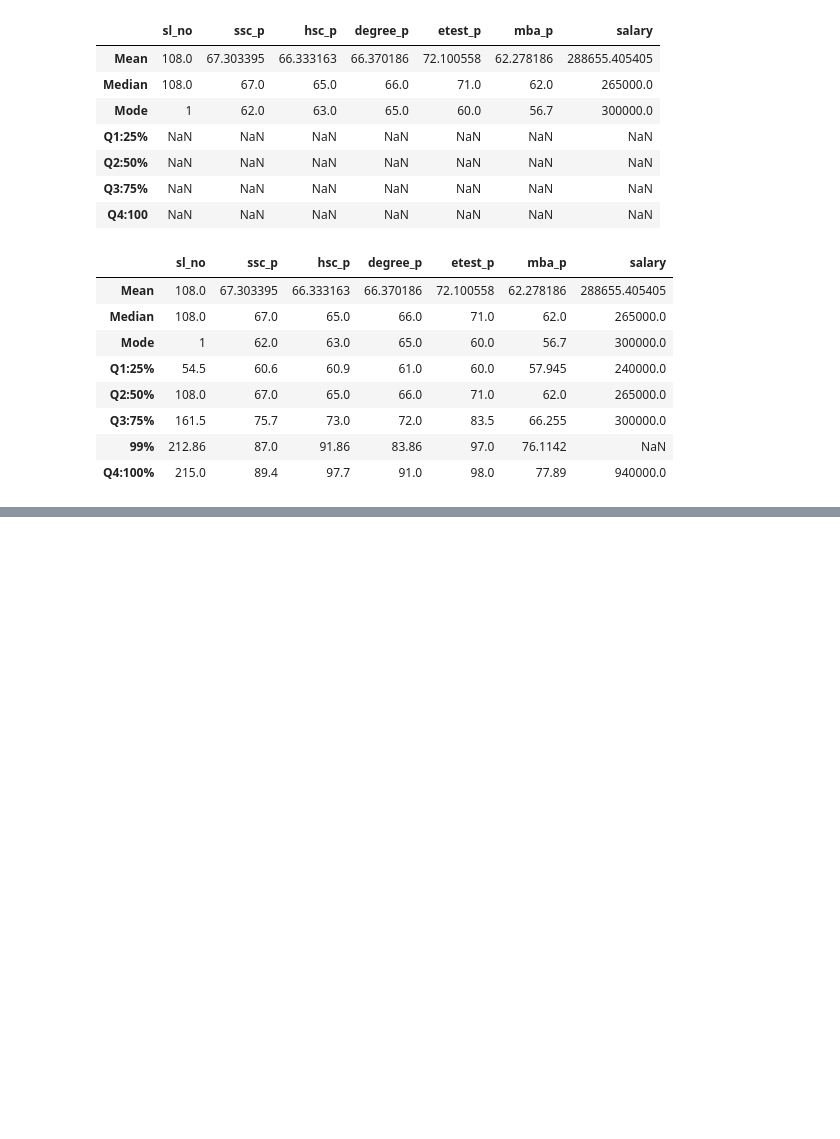
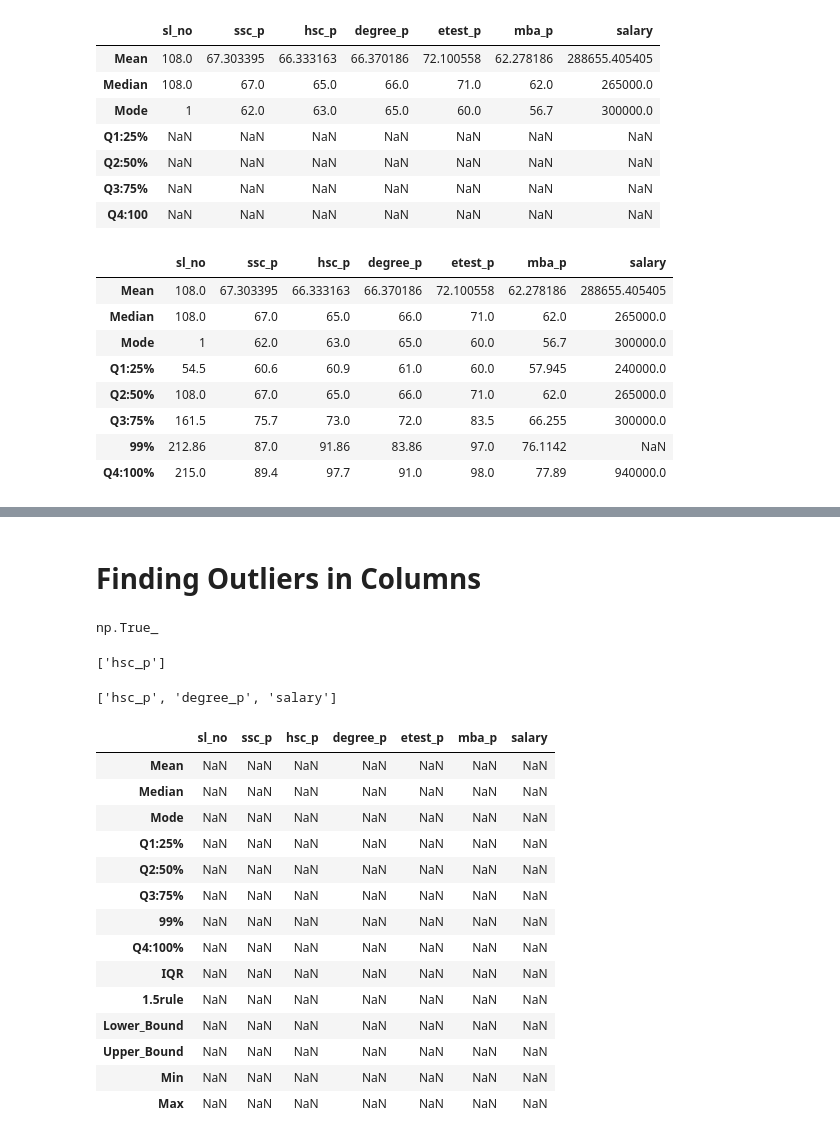
Before and after one commit to InfantArchana/Data-Science-Univariate, a Jupyter notebook: Univariate Analysis/3.Measure of Location of data/Percentile.ipynb, the cells around one changed output, grey strips where cells are left out. Cells and saved outputs as stored; diff of their text form; code cells hidden in the pictures; blank space fills up the shorter version.

```diff
--- a/Univariate Analysis/3.Percentile/Percentile.ipynb
+++ b/Univariate Analysis/3.Measure of Location of data/Percentile.ipynb
@@ -384,0 +428,6 @@ descriptive
+# %% [markdown]
+# Finding Outliers in Columns
+# %%
+descriptive["hsc_p"]["Min"] < descriptive["hsc_p"]["Lower_Bound"]
+# %% [output]
+np.True_
@@ -384,0 +443,8 @@ descriptive
+# %%
+lesser
+# %% [output]
+['hsc_p']
+# %%
+greater
+# %% [output]
+['hsc_p', 'degree_p', 'salary']
@@ -384,0 +456,36 @@ descriptive
+# %%
+NoOutlierDescriptive = pd.DataFrame(index=["Mean", "Median", "Mode", "Q1:25%", "Q2:50%", "Q3:75%", "99%", "Q4:100%",
+                                  "IQR", "1.5rule", "Lower_Bound", "Upper_Bound", "Min", "Max"], columns=Quan)
+for ColumnName in Quan:
+    descriptive[ColumnName]["Mean"] = dataset[ColumnName].mean()
+    descriptive[ColumnName]["Median"] = dataset[ColumnName].median()
+    descriptive[ColumnName]["Mode"] = dataset[ColumnName].mode()[0]
+    descriptive[ColumnName]["Q1:25%"] = dataset.describe()[ColumnName]["25%"]
+    descriptive[ColumnName]["Q2:50%"] = dataset.describe()[ColumnName]["50%"]
+    descriptive[ColumnName]["Q3:75%"] = dataset.describe()[ColumnName]["75%"]
+    descriptive[ColumnName]["99%"] = float(np.percentile(dataset[ColumnName],[99]))
+    descriptive[ColumnName]["Q4:100%"] = dataset.describe()[ColumnName]["max"]
+    descriptive[ColumnName]["IQR"] = descriptive[ColumnName]["Q3:75%"] -  descriptive[ColumnName]["Q1:25%"]
+    descriptive[ColumnName]["1.5rule"] = 1.5 * descriptive[ColumnName]["IQR"]
+    descriptive[ColumnName]["Lower_Bound"] = descriptive[ColumnName]["Q1:25%"] - descriptive[ColumnName]["1.5rule"]
+    descriptive[ColumnName]["Upper_Bound"] = descriptive[ColumnName]["Q3:75%"] + descriptive[ColumnName]["1.5rule"]
+    descriptive[ColumnName]["Min"] = dataset[ColumnName].min()
+    descriptive[ColumnName]["Max"] = dataset[ColumnName].max()
+# %%
+NoOutlierDescriptive
+# %% [output]
+|  | sl_no | ssc_p | hsc_p | degree_p | etest_p | mba_p | salary |
+| Mean | NaN | NaN | NaN | NaN | NaN | NaN | NaN |
+| Median | NaN | NaN | NaN | NaN | NaN | NaN | NaN |
+| Mode | NaN | NaN | NaN | NaN | NaN | NaN | NaN |
+| Q1:25% | NaN | NaN | NaN | NaN | NaN | NaN | NaN |
+| Q2:50% | NaN | NaN | NaN | NaN | NaN | NaN | NaN |
+| Q3:75% | NaN | NaN | NaN | NaN | NaN | NaN | NaN |
+| 99% | NaN | NaN | NaN | NaN | NaN | NaN | NaN |
+| Q4:100% | NaN | NaN | NaN | NaN | NaN | NaN | NaN |
+| IQR | NaN | NaN | NaN | NaN | NaN | NaN | NaN |
+| 1.5rule | NaN | NaN | NaN | NaN | NaN | NaN | NaN |
+| Lower_Bound | NaN | NaN | NaN | NaN | NaN | NaN | NaN |
+| Upper_Bound | NaN | NaN | NaN | NaN | NaN | NaN | NaN |
+| Min | NaN | NaN | NaN | NaN | NaN | NaN | NaN |
+| Max | NaN | NaN | NaN | NaN | NaN | NaN | NaN |
```
Also changed, not shown: parts of 20 cells of this notebook, 2 other files.
